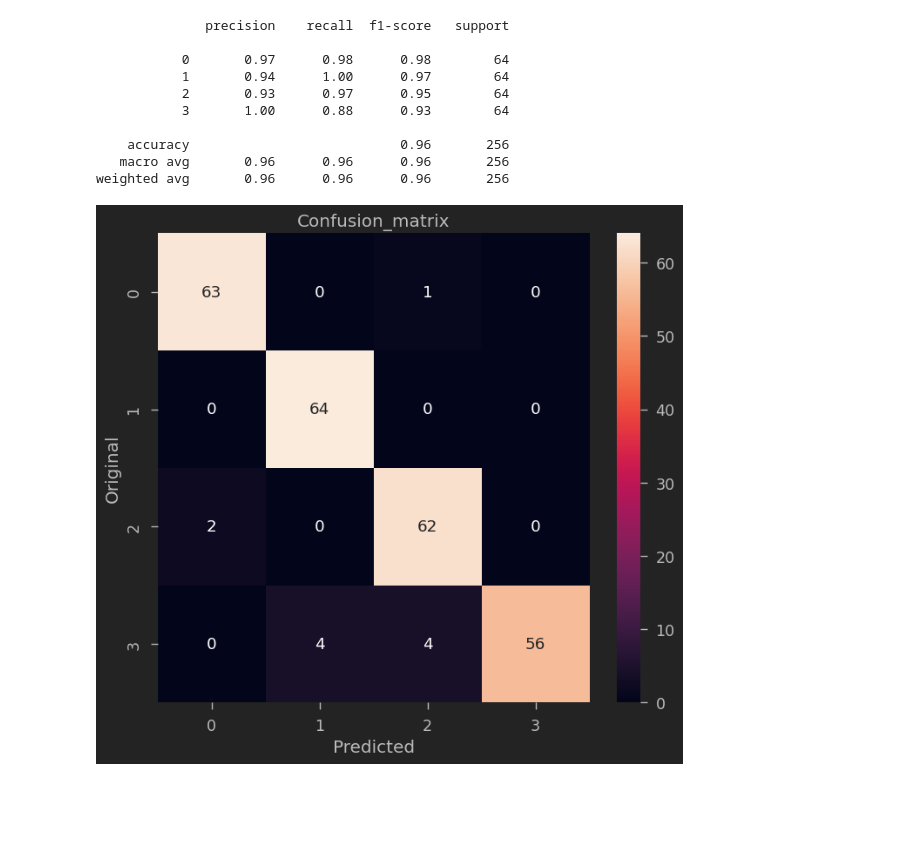
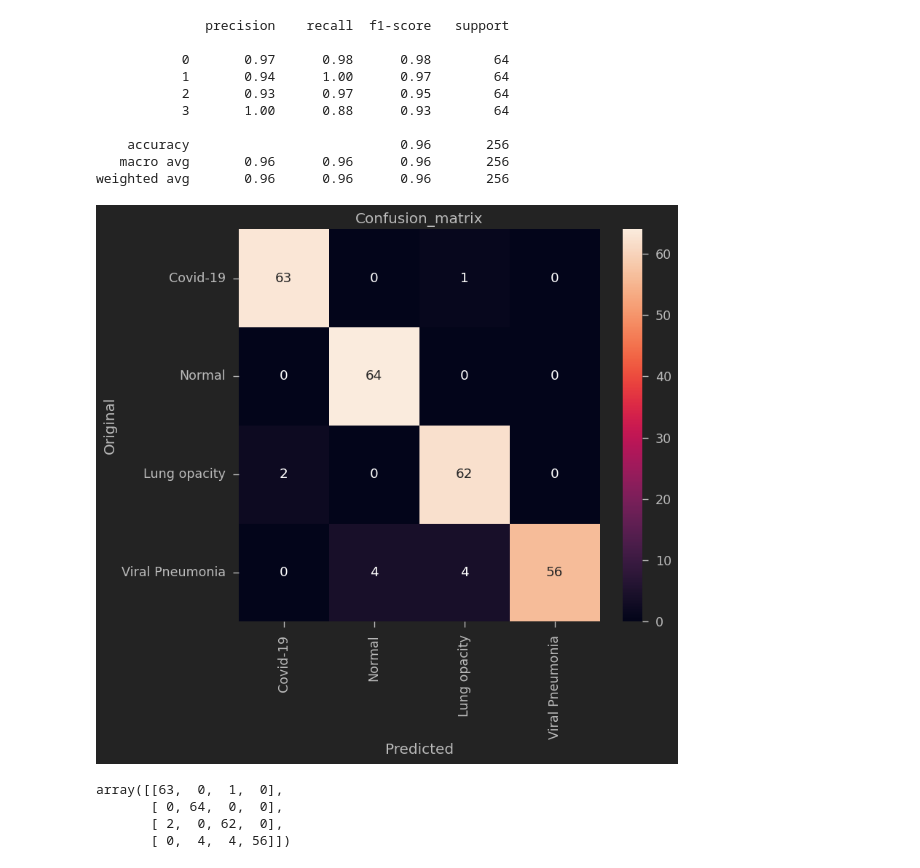
Before and after one commit to Juliogallinaro/Chest-X-Ray-Classification, a Jupyter notebook: Chest_X-Ray_Classification.ipynb, the cells around one changed output. Drawn from its saved outputs; the diff is of its cells as text; code cells hidden in the pictures; blank space fills up the shorter version.

```diff
--- a/Chest_X-Ray_Classification.ipynb
+++ b/Chest_X-Ray_Classification.ipynb
@@ -423,14 +423,24 @@ print(classification_report(np.asarray(original), np.asarray(prediction)))
    macro avg       0.96      0.96      0.96       256
 weighted avg       0.96      0.96      0.96       256
 # %%
+classes = ['Covid-19', 'Normal', 'Lung opacity', 'Viral Pneumonia']
+
 cm = confusion_matrix(np.asarray(original), np.asarray(prediction))
 ax = plt.subplot()
-sns.heatmap(cm, annot = True, ax = ax)
+sns.heatmap(cm, annot = True, ax = ax, xticklabels=classes, yticklabels=classes)
+plt.yticks(rotation=0)
 
 ax.set_xlabel('Predicted')
 ax.set_ylabel('Original')
 ax.set_title('Confusion_matrix')
 
 plt.savefig("confusion.png")
 # %% [output]
-[figure, old version]
+[figure, new version]
+# %%
+cm
+# %% [output]
+array([[63,  0,  1,  0],
+       [ 0, 64,  0,  0],
+       [ 2,  0, 62,  0],
+       [ 0,  4,  4, 56]])
```
Also changed, not shown: parts of 1 cell of this notebook, 1 other file.
